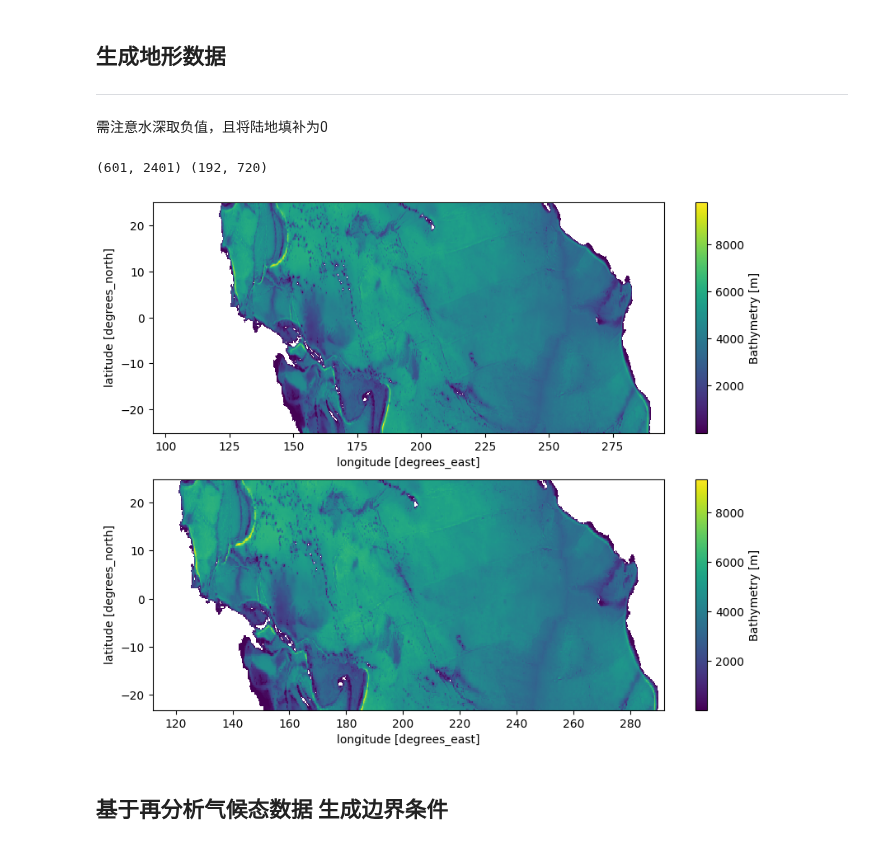
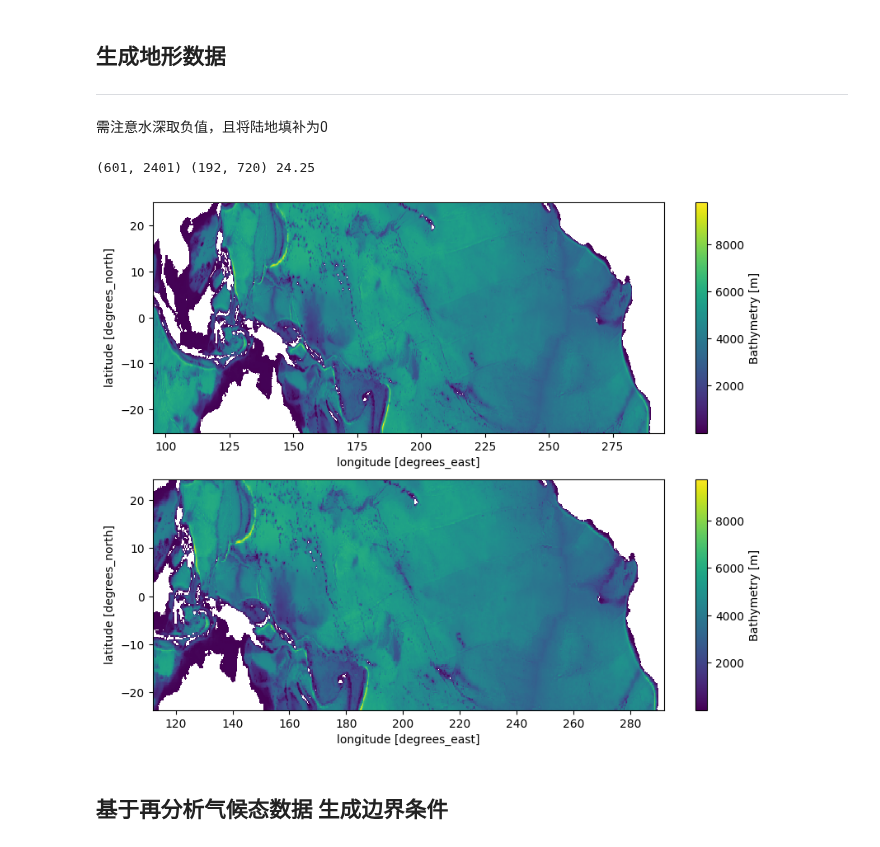
Before and after one commit to FattyZH/eqp-dlfv-mitgcm-era5, a Jupyter notebook: script/gendata_Hydrog.ipynb, the cells around one changed output. Saved outputs shown, nothing was run; the diff lists cells and outputs as text; code cells hidden in the pictures.

```diff
--- a/script/gendata_Hydrog.ipynb
+++ b/script/gendata_Hydrog.ipynb
@@ -9,13 +9,13 @@ xrg = 180
 yrg = 48
 dx = 1/4     # grid spacing in x (degrees longitude)
 dy = 1/4     # grid spacing in y (degrees latitude)
-nz = 35    # gridpoints in z
+nz = 38    # gridpoints in z
 nx, ny = int(xrg//dx), int(yrg//dy)   # gridpoints in x
 
 print('Nx,Ny,Nz=',nx,ny,nz)
 
 x0 = 112     # origin in x,y for ocean domain
-y0 = -23    # (i.e. southwestern corner of ocean domain)
+y0 = -23.5    # (i.e. southwestern corner of ocean domain)
 x1 = x0 + (nx-1)*dx    # origin in x,y for ocean domain
 y1 = y0 + (ny-1)*dy    # (i.e. southwestern corner of ocean domain)
 
@@ -38,12 +38,12 @@ Nx,Ny,Nz= 720 192 35
 # %% [markdown]
 ## 生成海表面强迫场（标量形式：风速、温度、降水，下行辐射，Agrid）
 # %%
-do_clim = True # 是否气候态
+do_clim = False # 是否气候态
 do_smooth = False  # 是否平滑
 wedge = 3
 
 # 时间和空间切片
-tsl = slice('2000-01', '2019-12')
+tsl = slice('1940-01', None)
 yisl = slice(y0-wedge,y1+wedge,-1)
 xisl = slice(x0-wedge,x1+wedge)
 yosl = slice(y0, y1, winc)
@@ -175,38 +119,38 @@ wm = ho.values.copy()
 wm+=100
 wm[np.isnan(wm)] = 0
 wm += 200
 
 path_l,_ = astar_2d(wm,*ind_l)
 path_r,_ = astar_2d(wm,*ind_r)
 
 # 根据路径设置水深为np.nan
 h_arr = ho.values.copy()
 # 西侧覆盖
-for r, c in path_l:
-    h_arr[r, c] = np.nan
+# for r, c in path_l:
+#     h_arr[r, c] = np.nan
 # 东侧覆盖
 for r, c in path_r:
     h_arr[r, c] = np.nan
 mask_ho = ~largest_connected_region(~np.isnan(h_arr))
 ho.values[mask_ho] = np.nan
 ho.values = gsmooth2d(ho.values,sigma=inc/3, norm=False)
 h = ho.loc[y0:y1:inc,x0:x1:inc]
 
 plt.figure(figsize=(10,8))
 plt.subplot(211)
 ho.plot()
 # 可视化结果
 plt.subplot(212)
 h.plot()
 
 h = h.values.copy()
 h[np.isnan(h)] = 0
 h = -h
-print(ho.shape,h.shape)
+print(ho.shape,h.shape,y1)
 writebin(opath+'bathy.bin',h)
 # %% [output]
-(601, 2401) (192, 720)
+(601, 2401) (192, 720) 24.25
-[figure, old version]
+[figure, new version]
 # %% [markdown]
 ## 基于再分析气候态数据 生成边界条件
 # %% [markdown]
```
Also changed, not shown: parts of 8 cells of this notebook, 6 other files.
